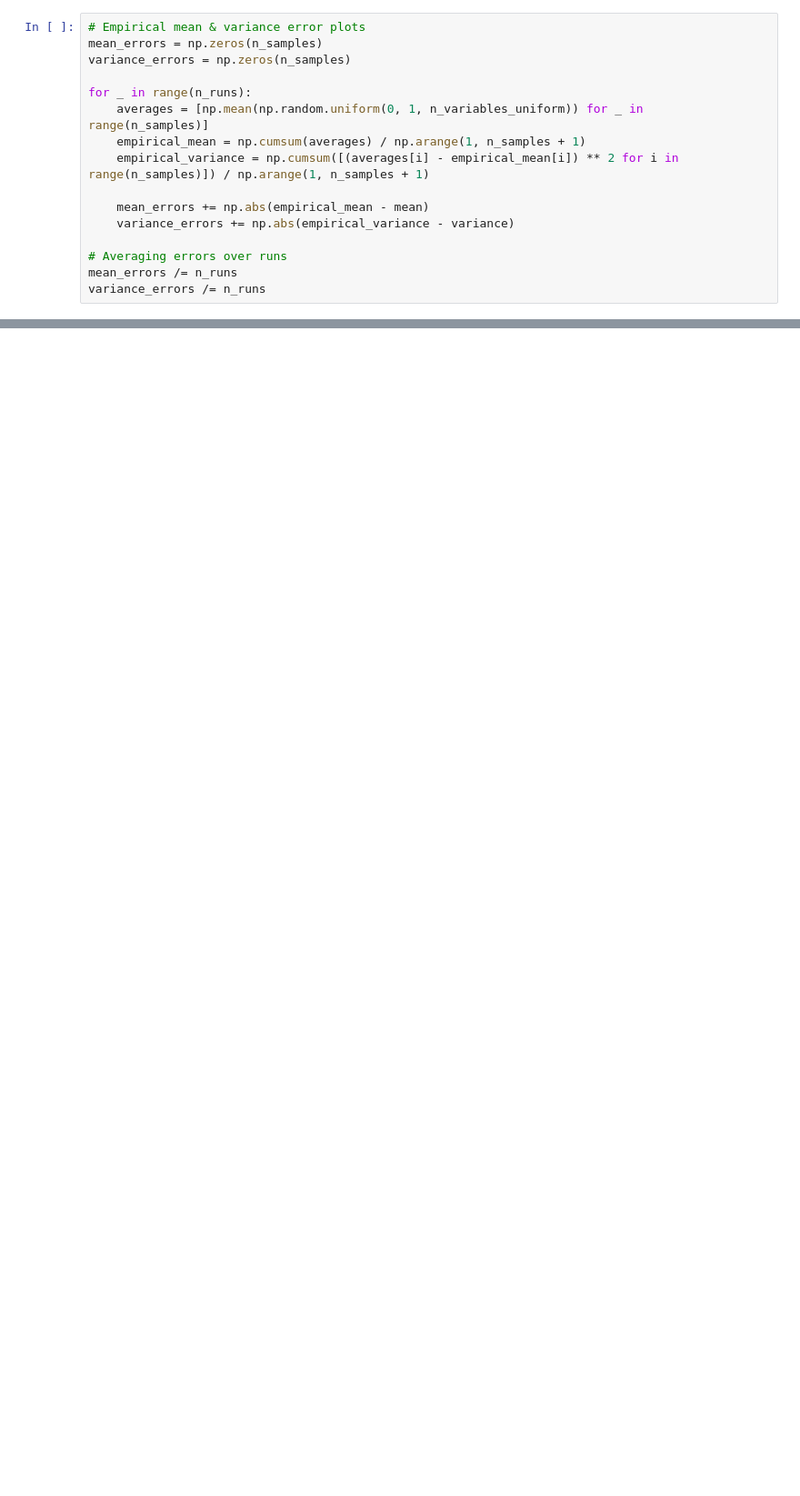
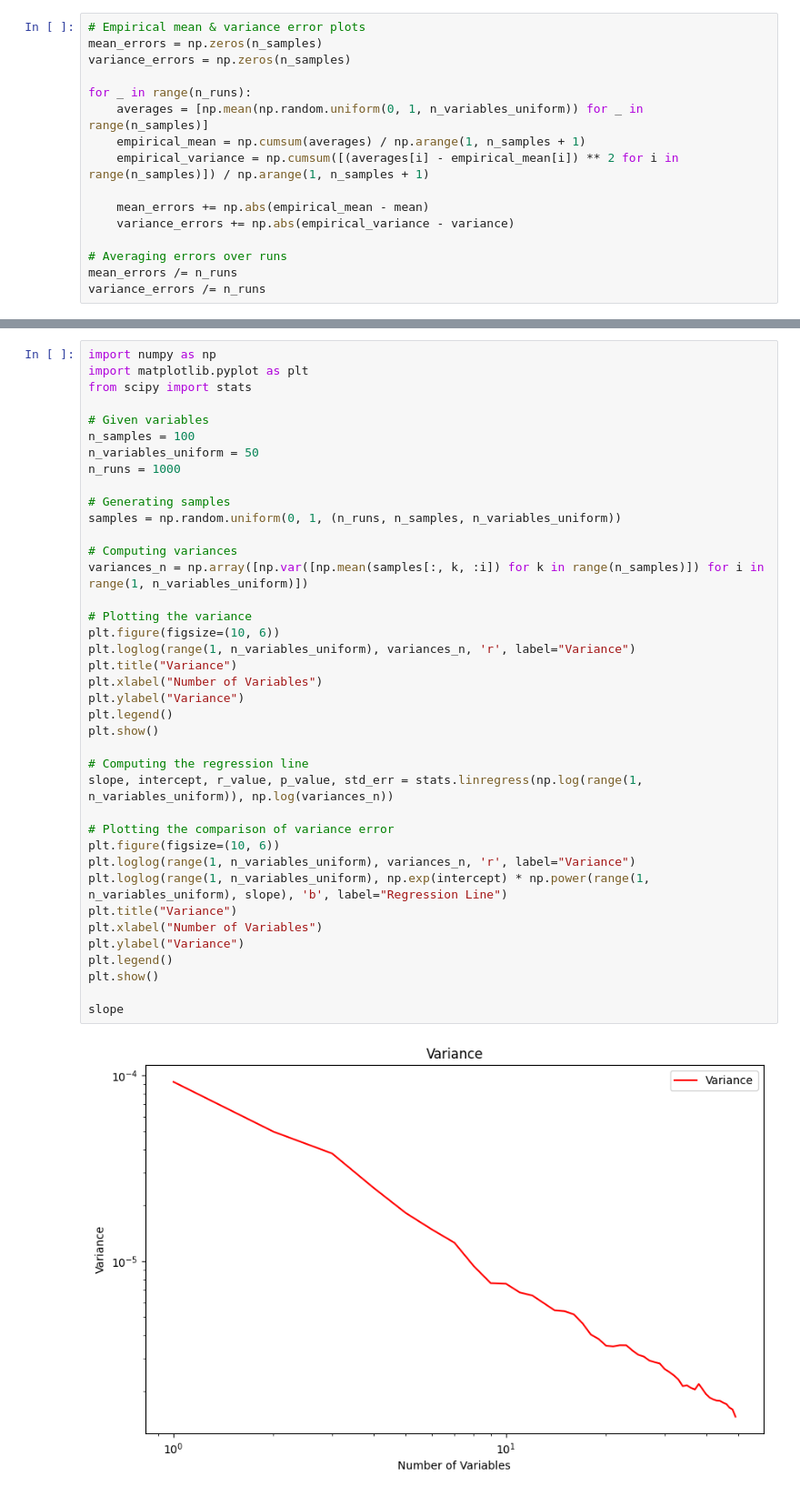
Before and after one commit to AlffonsoMV/PAMSProject, a Jupyter notebook: Code/Sampling/TestCLT.ipynb, the cells around one changed output, grey strips where cells are left out. Shown at 91% size. Cells and saved outputs as stored; diff of their text form; blank space fills up the shorter version.

```diff
--- a/Code/Sampling/TestCLT.ipynb
+++ b/Code/Sampling/TestCLT.ipynb
@@ -70,0 +71,41 @@ plt.show()
+# %%
+import numpy as np
+import matplotlib.pyplot as plt
+from scipy import stats
+
+# Given variables
+n_samples = 100
+n_variables_uniform = 50
+n_runs = 1000
+
+# Generating samples
+samples = np.random.uniform(0, 1, (n_runs, n_samples, n_variables_uniform))
+
+# Computing variances
+variances_n = np.array([np.var([np.mean(samples[:, k, :i]) for k in range(n_samples)]) for i in range(1, n_variables_uniform)])
+
+# Plotting the variance
+plt.figure(figsize=(10, 6))
+plt.loglog(range(1, n_variables_uniform), variances_n, 'r', label="Variance")
+plt.title("Variance")
+plt.xlabel("Number of Variables")
+plt.ylabel("Variance")
+plt.legend()
+plt.show()
+
+# Computing the regression line
+slope, intercept, r_value, p_value, std_err = stats.linregress(np.log(range(1, n_variables_uniform)), np.log(variances_n))
+
+# Plotting the comparison of variance error
+plt.figure(figsize=(10, 6))
+plt.loglog(range(1, n_variables_uniform), variances_n, 'r', label="Variance")
+plt.loglog(range(1, n_variables_uniform), np.exp(intercept) * np.power(range(1, n_variables_uniform), slope), 'b', label="Regression Line")
+plt.title("Variance")
+plt.xlabel("Number of Variables")
+plt.ylabel("Variance")
+plt.legend()
+plt.show()
+
+slope
+# %% [output]
+[figure, added]
```
Also changed, not shown: parts of 3 cells of this notebook, 2 other files.
